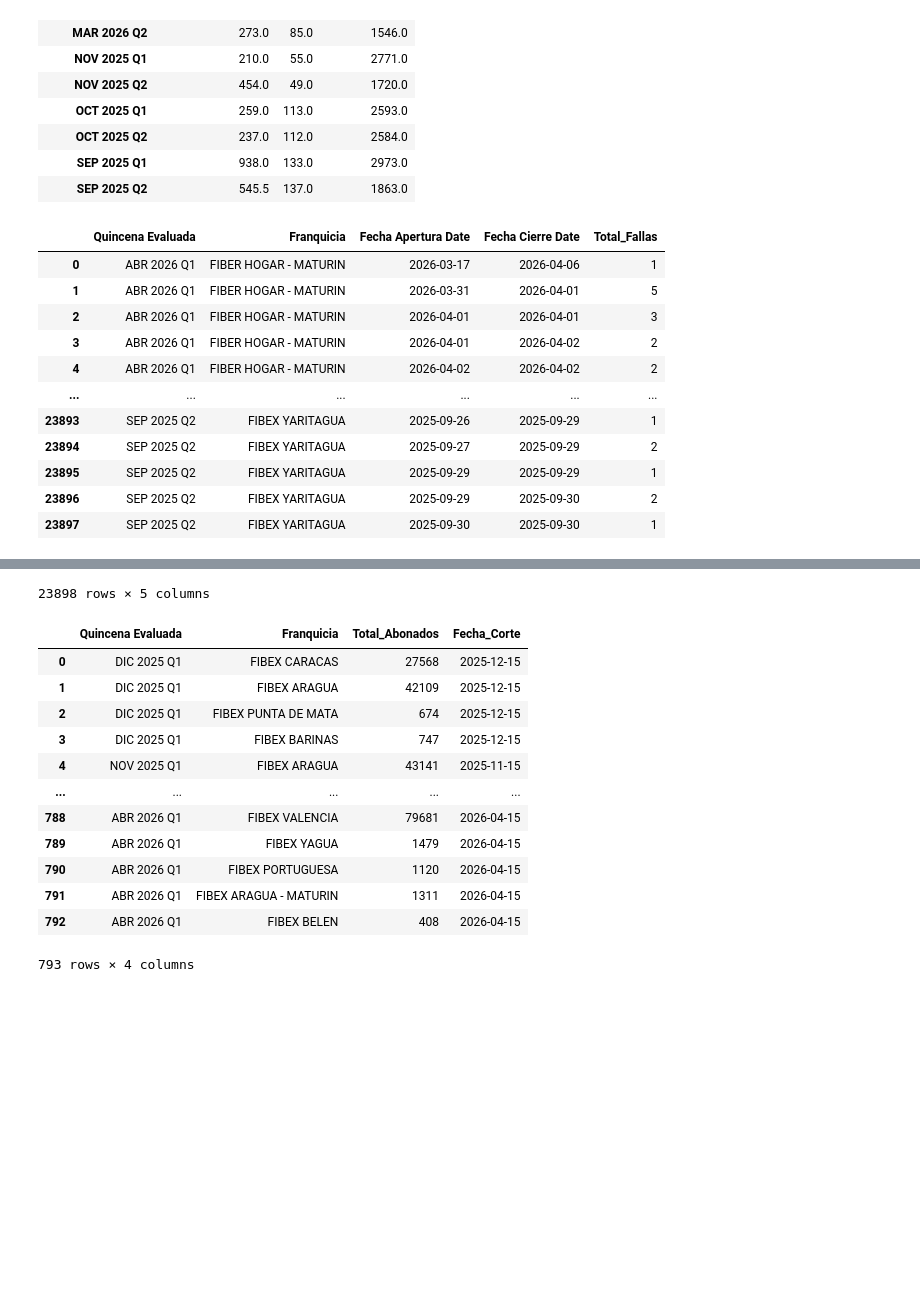
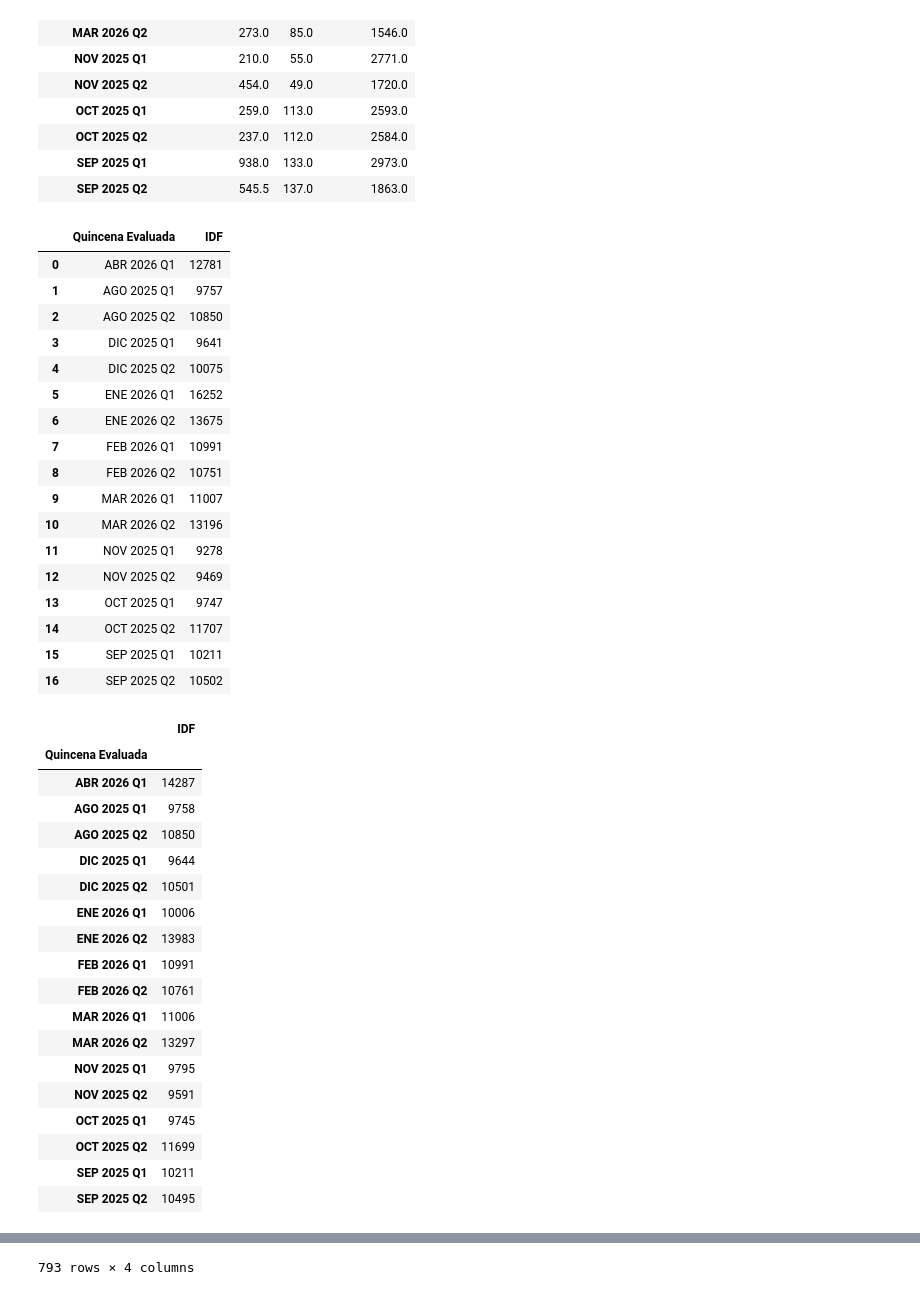
Before and after one commit to Artur030610/Data-Automated-Pipeline-Telecom, a Jupyter notebook: Notebooks/ordenes de servicio.ipynb, the cells around one changed output, grey strips where cells are left out. Saved outputs shown, nothing was run; the diff lists cells and outputs as text; code cells hidden in the pictures; blank space fills up the shorter version.

```diff
--- a/Notebooks/ordenes de servicio.ipynb
+++ b/Notebooks/ordenes de servicio.ipynb
@@ -68,20 +68,48 @@ import pandas as pd
 df = pd.read_excel(r'C:\Users\josperez\Documents\A-DataStack\01-Proyectos\01-Data_PipelinesFibex\02_Data_Lake\gold_data\SLA_GOLD_STATS.parquet',engine = 'calamine')
 # %%
 import pandas as pd
+idf_detalle = pd.read_parquet(r'C:\Users\josperez\Documents\A-DataStack\01-Proyectos\01-Data_PipelinesFibex\02_Data_Lake\gold_data\IDF_Gold_Detalle_Solucion.parquet')
 idf = pd.read_parquet(r'C:\Users\josperez\Documents\A-DataStack\01-Proyectos\01-Data_PipelinesFibex\02_Data_Lake\gold_data\IDF_Gold.parquet')
 franq = pd.read_parquet(r'C:\Users\josperez\Documents\A-DataStack\01-Proyectos\01-Data_PipelinesFibex\02_Data_Lake\gold_data\Stock_Abonados_Gold_Resumen.parquet')
-display(idf)
+#idf1 = idf.groupby('Quincena Evaluada').agg( IDF = ('Total_Fallas', 'sum') ).reset_index()
+display(idf.groupby('Quincena Evaluada').agg( IDF = ('Total_Fallas', 'sum') ).reset_index())
+display(idf_detalle.groupby('Quincena Evaluada').agg( IDF =('Total_Ordenes','sum')))
 display(franq)
 # %% [output]
-|  | Quincena Evaluada | Franquicia | Fecha Apertura Date | Fecha Cierre Date | Total_Fallas |
-| 0 | ABR 2026 Q1 | FIBER HOGAR - MATURIN | 2026-03-17 | 2026-04-06 | 1 |
-| 1 | ABR 2026 Q1 | FIBER HOGAR - MATURIN | 2026-03-31 | 2026-04-01 | 5 |
-| 2 | ABR 2026 Q1 | FIBER HOGAR - MATURIN | 2026-04-01 | 2026-04-01 | 3 |
-| 3 | ABR 2026 Q1 | FIBER HOGAR - MATURIN | 2026-04-01 | 2026-04-02 | 2 |
-| 4 | ABR 2026 Q1 | FIBER HOGAR - MATURIN | 2026-04-02 | 2026-04-02 | 2 |
-| ... | ... | ... | ... | ... | ... |
-| 23893 | SEP 2025 Q2 | FIBEX YARITAGUA | 2025-09-26 | 2025-09-29 | 1 |
-| 23894 | SEP 2025 Q2 | FIBEX YARITAGUA | 2025-09-27 | 2025-09-29 | 2 |
-| 23895 | SEP 2025 Q2 | FIBEX YARITAGUA | 2025-09-29 | 2025-09-29 | 1 |
-| 23896 | SEP 2025 Q2 | FIBEX YARITAGUA | 2025-09-29 | 2025-09-30 | 2 |
-| 23897 | SEP 2025 Q2 | FIBEX YARITAGUA | 2025-09-30 | 2025-09-30 | 1 |
+|  | Quincena Evaluada | IDF |
+| 0 | ABR 2026 Q1 | 12781 |
+| 1 | AGO 2025 Q1 | 9757 |
+| 2 | AGO 2025 Q2 | 10850 |
+| 3 | DIC 2025 Q1 | 9641 |
+| 4 | DIC 2025 Q2 | 10075 |
+| 5 | ENE 2026 Q1 | 16252 |
+| 6 | ENE 2026 Q2 | 13675 |
+| 7 | FEB 2026 Q1 | 10991 |
+| 8 | FEB 2026 Q2 | 10751 |
+| 9 | MAR 2026 Q1 | 11007 |
+| 10 | MAR 2026 Q2 | 13196 |
+| 11 | NOV 2025 Q1 | 9278 |
+| 12 | NOV 2025 Q2 | 9469 |
+| 13 | OCT 2025 Q1 | 9747 |
+| 14 | OCT 2025 Q2 | 11707 |
+| 15 | SEP 2025 Q1 | 10211 |
+| 16 | SEP 2025 Q2 | 10502 |
+|  | IDF |
+| Quincena Evaluada |  |
+| ABR 2026 Q1 | 14287 |
+| AGO 2025 Q1 | 9758 |
+| AGO 2025 Q2 | 10850 |
+| DIC 2025 Q1 | 9644 |
+| DIC 2025 Q2 | 10501 |
+| ENE 2026 Q1 | 10006 |
+| ENE 2026 Q2 | 13983 |
+| FEB 2026 Q1 | 10991 |
+| FEB 2026 Q2 | 10761 |
+| MAR 2026 Q1 | 11006 |
+| MAR 2026 Q2 | 13297 |
+| NOV 2025 Q1 | 9795 |
+| NOV 2025 Q2 | 9591 |
+| OCT 2025 Q1 | 9745 |
+| OCT 2025 Q2 | 11699 |
+| SEP 2025 Q1 | 10211 |
+| SEP 2025 Q2 | 10495 |
@@ -88,14 +128 @@ display(franq)
-23898 rows × 5 columns
+793 rows × 4 columns
-|  | Quincena Evaluada | Franquicia | Total_Abonados | Fecha_Corte |
-| 0 | DIC 2025 Q1 | FIBEX CARACAS | 27568 | 2025-12-15 |
-| 1 | DIC 2025 Q1 | FIBEX ARAGUA | 42109 | 2025-12-15 |
-| 2 | DIC 2025 Q1 | FIBEX PUNTA DE MATA | 674 | 2025-12-15 |
-| 3 | DIC 2025 Q1 | FIBEX BARINAS | 747 | 2025-12-15 |
-| 4 | NOV 2025 Q1 | FIBEX ARAGUA | 43141 | 2025-11-15 |
-| ... | ... | ... | ... | ... |
-| 788 | ABR 2026 Q1 | FIBEX VALENCIA | 79681 | 2026-04-15 |
-| 789 | ABR 2026 Q1 | FIBEX YAGUA | 1479 | 2026-04-15 |
-| 790 | ABR 2026 Q1 | FIBEX PORTUGUESA | 1120 | 2026-04-15 |
-| 791 | ABR 2026 Q1 | FIBEX ARAGUA - MATURIN | 1311 | 2026-04-15 |
-| 792 | ABR 2026 Q1 | FIBEX BELEN | 408 | 2026-04-15 |
-793 rows × 4 columns
```
Also changed, not shown: parts of 3 cells of this notebook, 26 other files.
